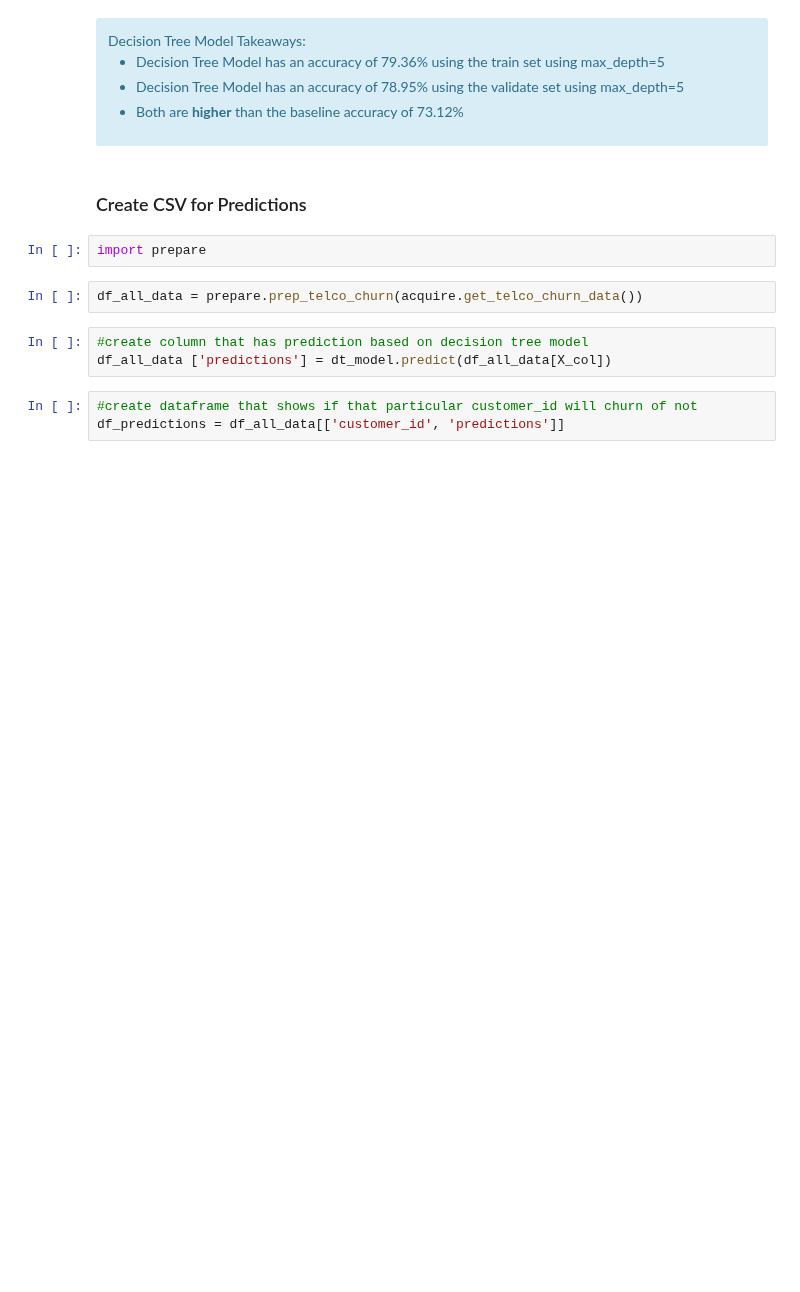
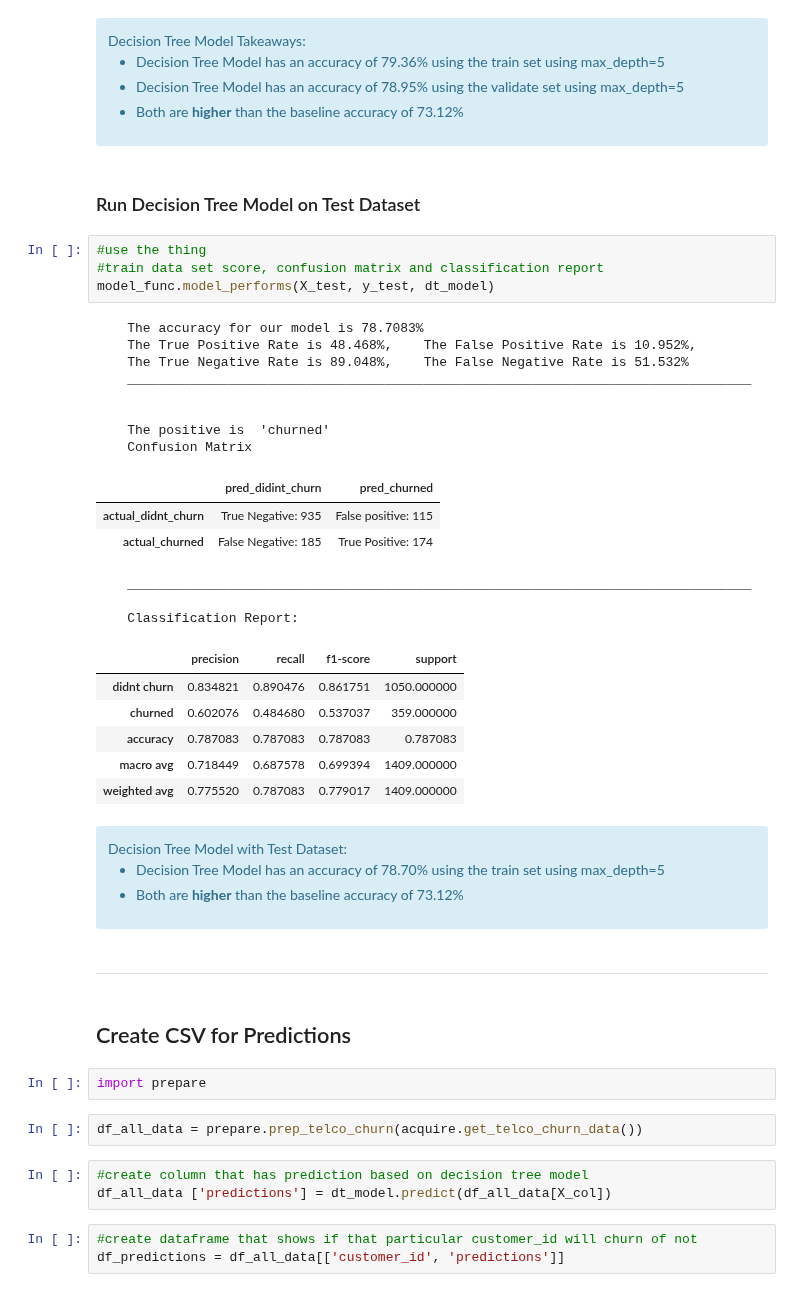
Before and after one commit to natasharivers/Classification_Projec, a Jupyter notebook: Final_Notebook.ipynb, the cells around one changed output. Saved outputs shown, nothing was run; the diff lists cells and outputs as text; blank space fills up the shorter version.

Commit message:
run test data set using dt model

```diff
--- a/Final_Notebook.ipynb
+++ b/Final_Notebook.ipynb
@@ -754,8 +775,44 @@ Decision Tree Model Takeaways:
 - Decision Tree Model has an accuracy of 78.95% using the validate set using max_depth=5
 - Both are **higher** than the baseline accuracy of 73.12%
 </div>
+# %% [markdown]
+### Run Decision Tree Model on Test Dataset
+# %%
+#use the thing
+#train data set score, confusion matrix and classification report
+model_func.model_performs(X_test, y_test, dt_model)
+# %% [output]
+    The accuracy for our model is 78.7083%
+    The True Positive Rate is 48.468%,    The False Positive Rate is 10.952%,
+    The True Negative Rate is 89.048%,    The False Negative Rate is 51.532%
+    ________________________________________________________________________________
+
+
+    The positive is  'churned'
+    Confusion Matrix
+|  | pred_didint_churn | pred_churned |
+| actual_didnt_churn | True Negative: 935 | False positive: 115 |
+| actual_churned | False Negative: 185 | True Positive: 174 |
+    ________________________________________________________________________________
+
+    Classification Report:
+|  | precision | recall | f1-score | support |
+| didnt churn | 0.834821 | 0.890476 | 0.861751 | 1050.000000 |
+| churned | 0.602076 | 0.484680 | 0.537037 | 359.000000 |
+| accuracy | 0.787083 | 0.787083 | 0.787083 | 0.787083 |
+| macro avg | 0.718449 | 0.687578 | 0.699394 | 1409.000000 |
+| weighted avg | 0.775520 | 0.787083 | 0.779017 | 1409.000000 |
+# %% [markdown]
+<div class="alert alert-block alert-info">
+Decision Tree Model with Test Dataset:
+
+- Decision Tree Model has an accuracy of 78.70% using the train set using max_depth=5
+- Both are **higher** than the baseline accuracy of 73.12%
+</div>
+# %% [markdown]
+<hr style="border:2px solid black"> </hr>
 # %% [markdown]
-### Create CSV for Predictions
+## Create CSV for Predictions
 # %%
 import prepare
 # %%
```
Also changed, not shown: parts of 7 cells of this notebook.
